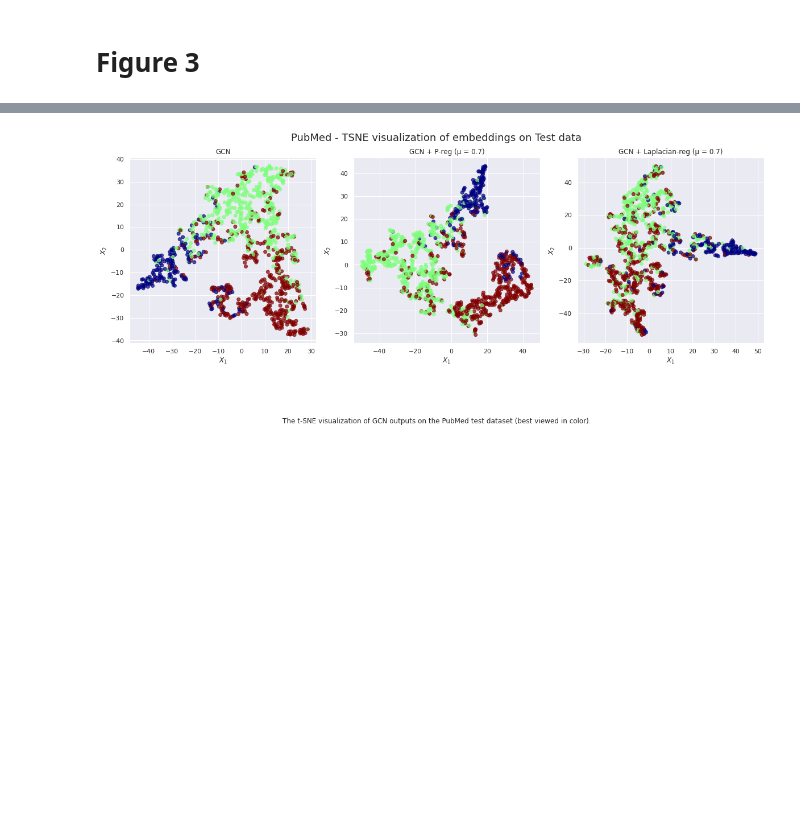
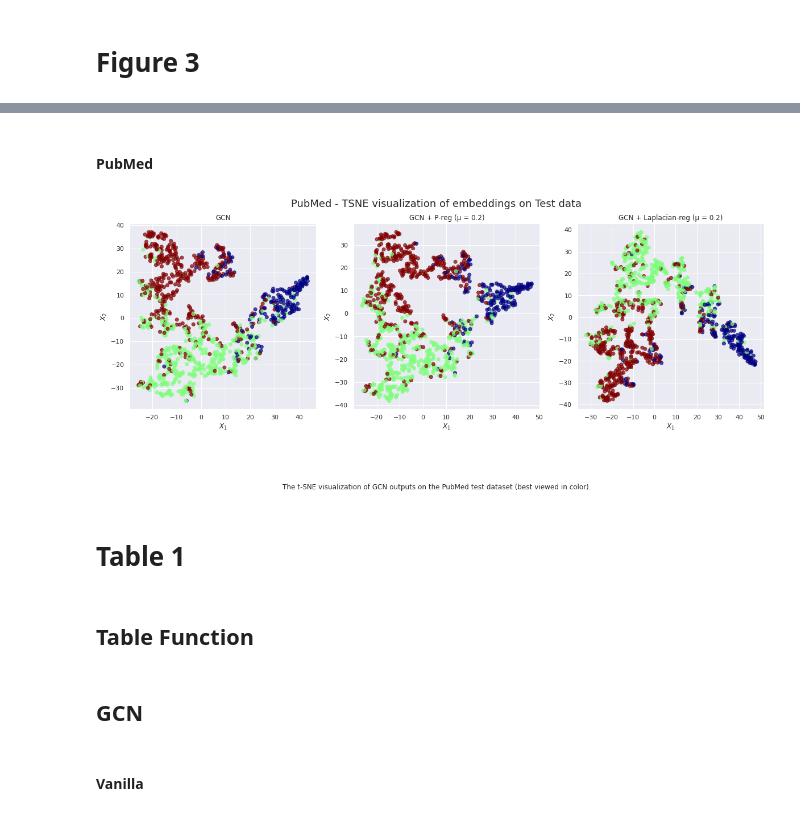
Before and after one commit to sandorfoldi/p-reg, a Jupyter notebook: notebooks/FinalAnalysisAbdul/Analysis.ipynb, the cells around one changed output, grey strips where cells are left out. Saved outputs shown, nothing was run; the diff lists cells and outputs as text; code cells hidden in the pictures; blank space fills up the shorter version.

Commit message:
Figute 02 and Table 01 + Updates

```diff
--- a/notebooks/FinalAnalysisAbdul/Analysis.ipynb
+++ b/notebooks/FinalAnalysisAbdul/Analysis.ipynb
@@ -102,13 +117,19 @@ def train(model, optimizer, criterion, data, train_mask, mu, reg_loss, p_reg_dic
 ## Test Function:
 # %%
 # Test func: Using the early stopping method
-def test(model, data, mask, criterion, mu, reg_loss, p_reg_dict=None):
+def test(model, data, mask, criterion, mu, reg_loss, p_reg_dict=None, num_classes = None):
     # eval
     model.eval()
     _, Z = model(data)
 
     # cal loss
-    loss_1 = criterion(Z[mask], data.y[mask])  # Compute the loss solely based on the training nodes.
+    if reg_loss != 'ls_reg':
+        loss_1 = criterion(Z[mask], data.y[mask])  # Compute the loss solely based on the training nodes.
+    else :
+        smooth_label = label_smoothing(data.y[mask], num_classes, mu)
+        loss_1 = criterion(Z[mask], smooth_label)
+        # to do!
+
     if reg_loss == 'p_reg':
       loss_2 = p_reg_loss(Z,
                           p_reg_dict['A_hat'],
@@ -120,7 +141,12 @@ def test(model, data, mask, criterion, mu, reg_loss, p_reg_dict=None):
     elif reg_loss == 'no_reg':
       loss_2 = 0
       assert mu == 0
-    loss = loss_1 + mu * loss_2
+
+    if reg_loss != 'ls_reg':
+        loss = loss_1 + mu * loss_2
+    else :
+        loss = loss_1
+        # to do!
 
     # cal metrics
     y_pred = Z.argmax(dim=1)  # Use the class with highest probability.
@@ -832 +1116,9 @@ report_stats(Results, params, params_tag)
 Fixed A, B and Seed with different Mus.
+# %%
+# set parameters
+clear()
+reg_loss='ls_reg'
+mus = np.linspace(0,1,21)[0:-1]
+# %%
+# train and evaluate
+Results, params, params_tag, reg_loss = evaluation(mus=mus, reg_loss=reg_loss)
@@ -873,7 +1206,7 @@ def TSNE_Runs(dataset_Name, reg_mu = 0.5):
 
     """ evaluate """
     Results, _ , _ , _ = evaluation(datasets = [dataset_Name],
-                                mu = mu,
+                                mu = reg_mu,
                                 seed = 3,
                                 reg_loss = 'lap_reg',
                                 verbose = False
@@ -937,4 +1274,10 @@ TSNE_Report(*TSNE_Runs('Cora', reg_mu = 0.7))
+# %% [markdown]
+#### PubMed
 # %%
-TSNE_Report(*TSNE_Runs('PubMed', reg_mu = 0.7))
+TSNE_Report(*TSNE_Runs('PubMed', reg_mu = 0.2))
 # %% [output]
-[figure, old version]
+[figure, new version]
+# %% [markdown]
+# Table 1
+# %% [markdown]
+## Table Function
@@ -940,0 +1408,4 @@ TSNE_Report(*TSNE_Runs('PubMed', reg_mu = 0.7))
+# %% [markdown]
+## GCN
+# %% [markdown]
+#### Vanilla
```
Also changed, not shown: parts of 127 cells of this notebook, 1 other file.
